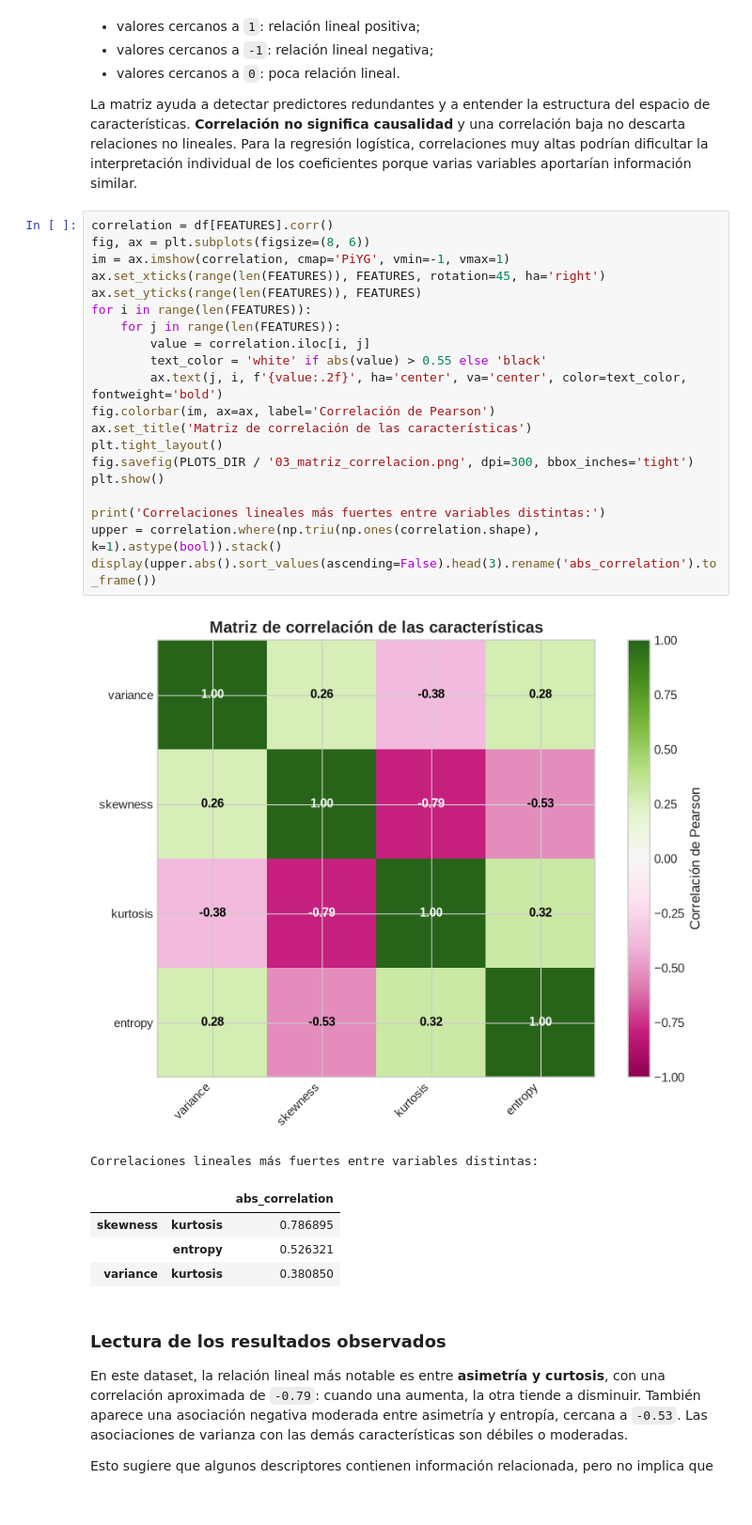
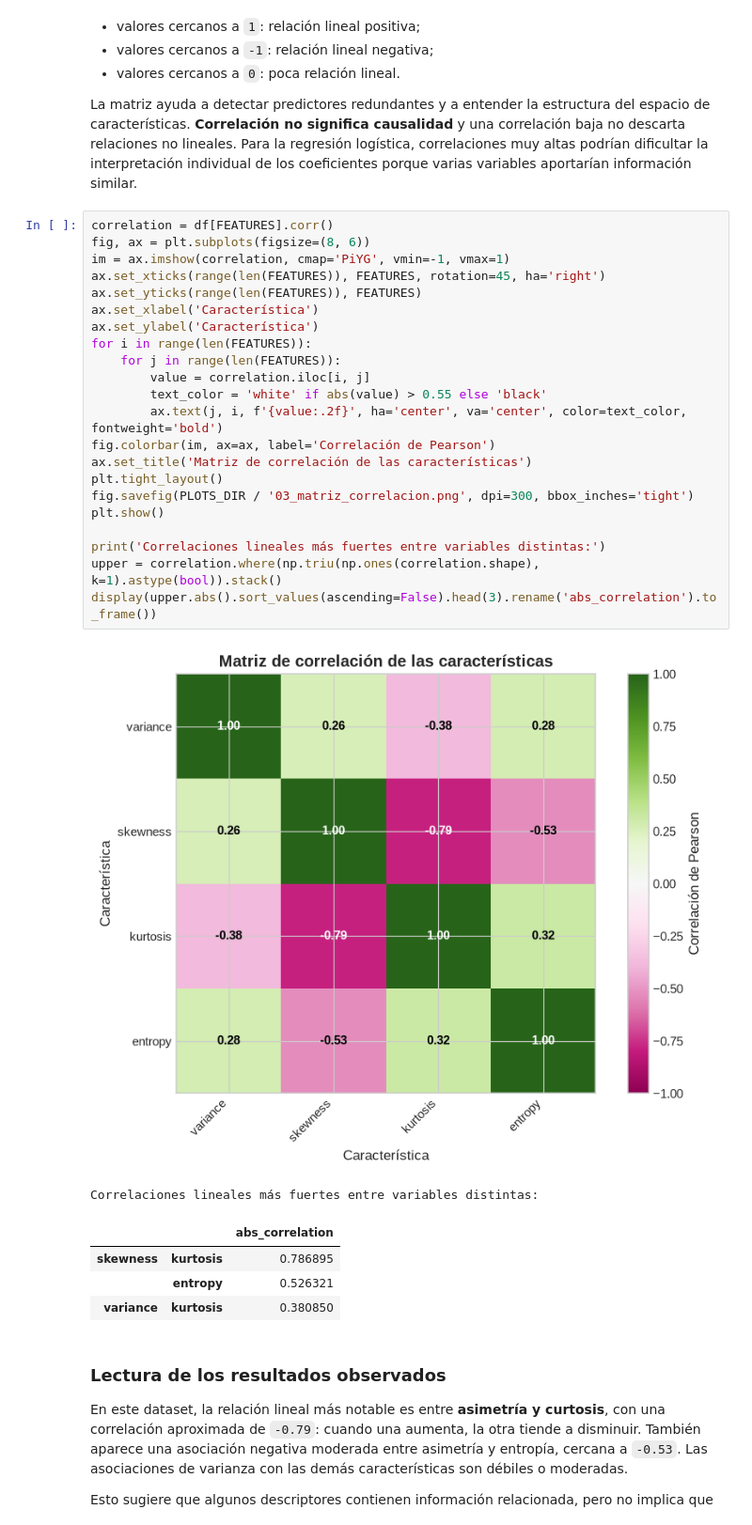
Before and after one commit to ldan-dev/ml_team, a Jupyter notebook: practicas/p_02/code/main.ipynb, the cells around one changed output. Shown at 94% size. Saved outputs shown, nothing was run; the diff lists cells and outputs as text.

Commit message:
p02 A code: paired plot

```diff
--- a/practicas/p_02/code/main.ipynb
+++ b/practicas/p_02/code/main.ipynb
@@ -263,25 +266,27 @@ La matriz ayuda a detectar predictores redundantes y a entender la estructura de
 # %%
 correlation = df[FEATURES].corr()
 fig, ax = plt.subplots(figsize=(8, 6))
 im = ax.imshow(correlation, cmap='PiYG', vmin=-1, vmax=1)
 ax.set_xticks(range(len(FEATURES)), FEATURES, rotation=45, ha='right')
 ax.set_yticks(range(len(FEATURES)), FEATURES)
+ax.set_xlabel('Característica')
+ax.set_ylabel('Característica')
 for i in range(len(FEATURES)):
     for j in range(len(FEATURES)):
         value = correlation.iloc[i, j]
         text_color = 'white' if abs(value) > 0.55 else 'black'
         ax.text(j, i, f'{value:.2f}', ha='center', va='center', color=text_color, fontweight='bold')
 fig.colorbar(im, ax=ax, label='Correlación de Pearson')
 ax.set_title('Matriz de correlación de las características')
 plt.tight_layout()
 fig.savefig(PLOTS_DIR / '03_matriz_correlacion.png', dpi=300, bbox_inches='tight')
 plt.show()
 
 print('Correlaciones lineales más fuertes entre variables distintas:')
 upper = correlation.where(np.triu(np.ones(correlation.shape), k=1).astype(bool)).stack()
 display(upper.abs().sort_values(ascending=False).head(3).rename('abs_correlation').to_frame())
 # %% [output]
-[figure, old version]
+[figure, new version]
 Correlaciones lineales más fuertes entre variables distintas:
 |  |  | abs_correlation |
 | skewness | kurtosis | 0.786895 |
```
Also changed, not shown: parts of 12 cells of this notebook, 7 other files.
